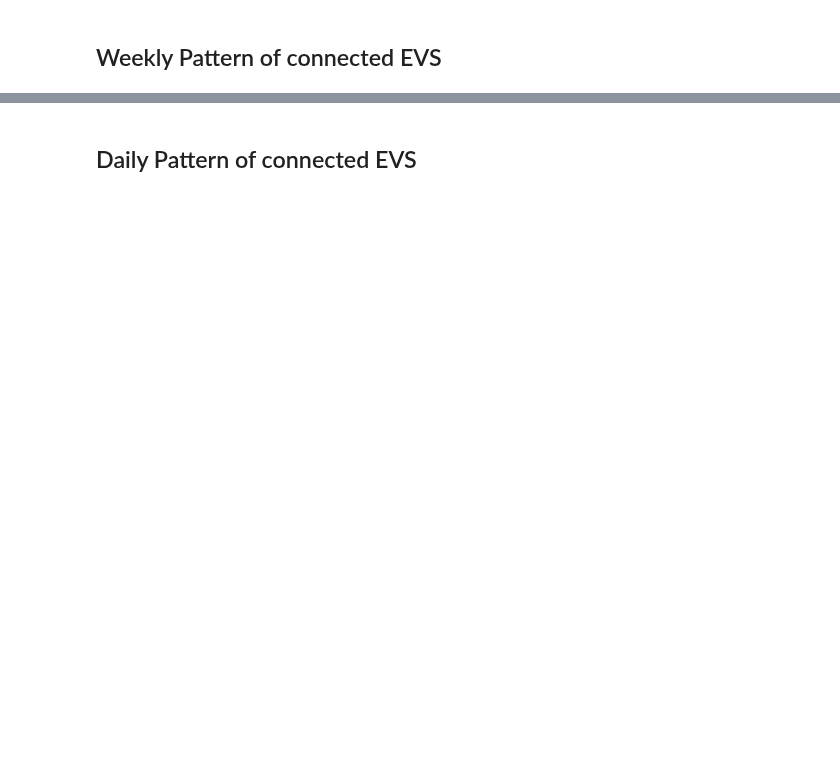
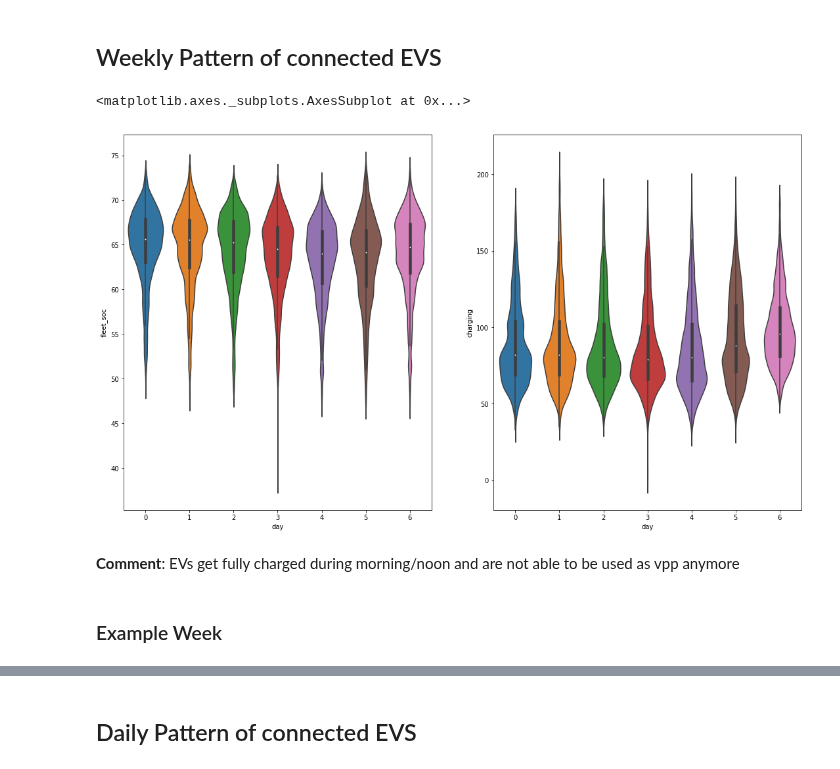
Before and after one commit to indyfree/FleetSim, a Jupyter notebook: notebooks/02-Car2Go.ipynb, the cells around one changed output, grey strips where cells are left out. Cells and saved outputs as stored; diff of their text form; code cells hidden in the pictures; blank space fills up the shorter version.

```diff
--- a/notebooks/02-Car2Go.ipynb
+++ b/notebooks/02-Car2Go.ipynb
@@ -125,5 +192,19 @@ plot(df, "Yearly rental patterns")
 # %% [markdown]
 ## Weekly Pattern of connected EVS
+# %%
+df["day"] = df.index.weekday
+
+f, (ax1, ax2) = plt.subplots(1, 2)
+f.set_size_inches(18.5, 10.5)
+sns.violinplot(x="day", y="fleet_soc", data=df, ax=ax1)
+sns.violinplot(x="day", y="charging", data=df, ax=ax2)
+# %% [output]
+<matplotlib.axes._subplots.AxesSubplot at 0x...>
+[figure, added]
+# %% [markdown]
+**Comment**: EVs get fully charged during morning/noon and are not able to be used as vpp anymore
+# %% [markdown]
+### Example Week
 # %%
 df = apply_smoother(df, days=0.5)
 plot(df, "Weekly rental patterns", start=datetime(
```
Also changed, not shown: parts of 30 cells of this notebook, 1 other file.
